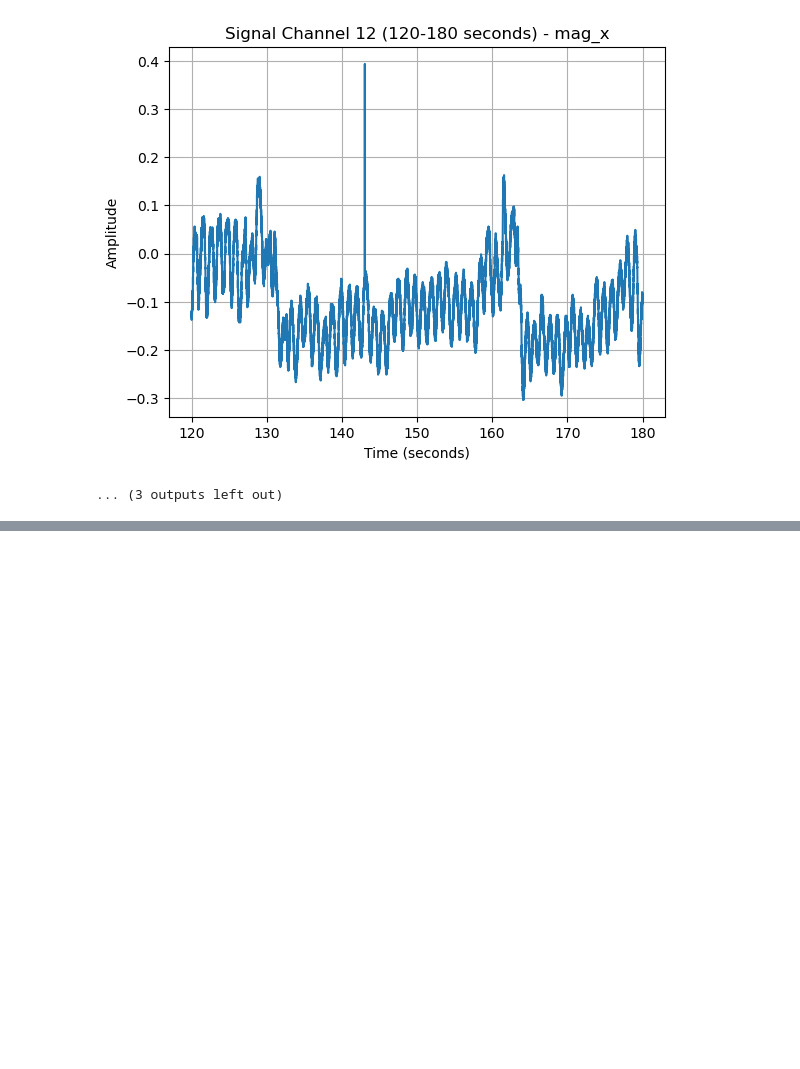
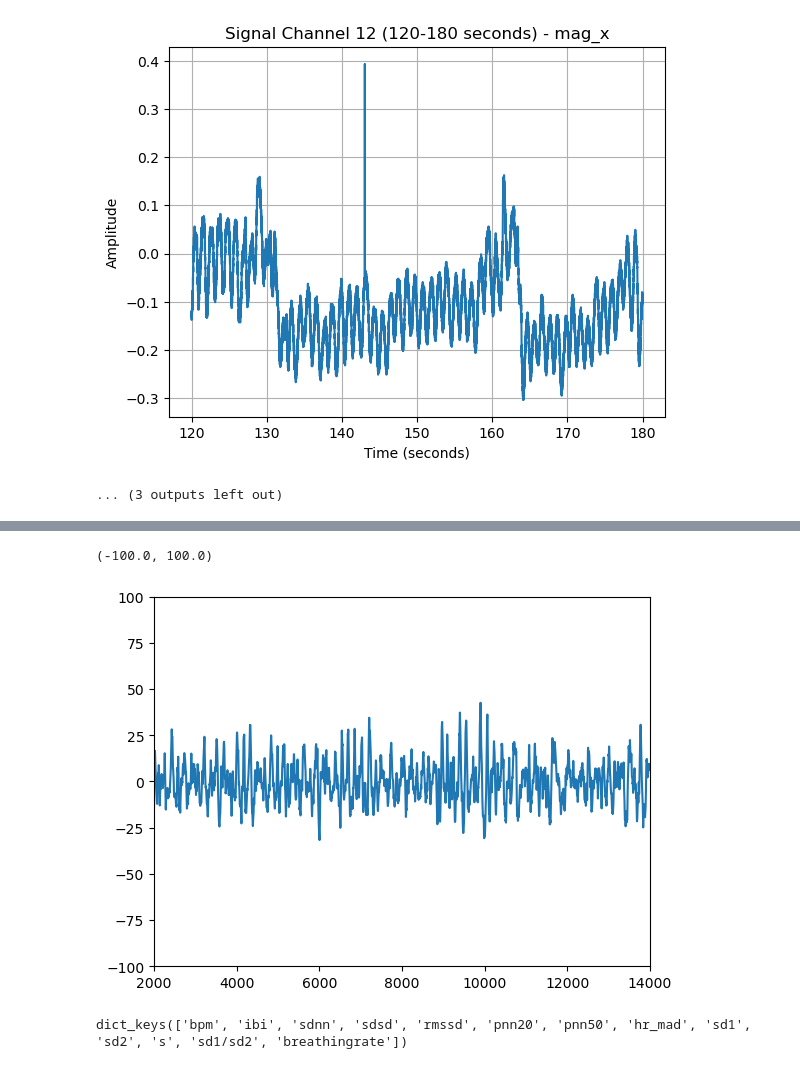
Before and after one commit to J-Anzules/PPG_ML_code, a Jupyter notebook: ExploringData.ipynb, the cells around one changed output, grey strips where cells are left out. Cells and saved outputs as stored; diff of their text form; code cells hidden in the pictures; blank space fills up the shorter version.

```diff
--- a/ExploringData.ipynb
+++ b/ExploringData.ipynb
@@ -195,0 +257,14 @@ for channel in range(num_channels):
+# %%
+a = range(len(filtered_data))
+
+plt.plot(a, filtered_data)
+plt.xlim(2000, 14000)
+# plt.xlim(-200, 2000)
+plt.ylim(-100,100)
+# %% [output]
+(-100.0, 100.0)
+[figure, added]
+# %%
+m.keys()
+# %% [output]
+dict_keys(['bpm', 'ibi', 'sdnn', 'sdsd', 'rmssd', 'pnn20', 'pnn50', 'hr_mad', 'sd1', 'sd2', 's', 'sd1/sd2', 'breathingrate'])
```
Also changed, not shown: parts of 12 cells of this notebook.
